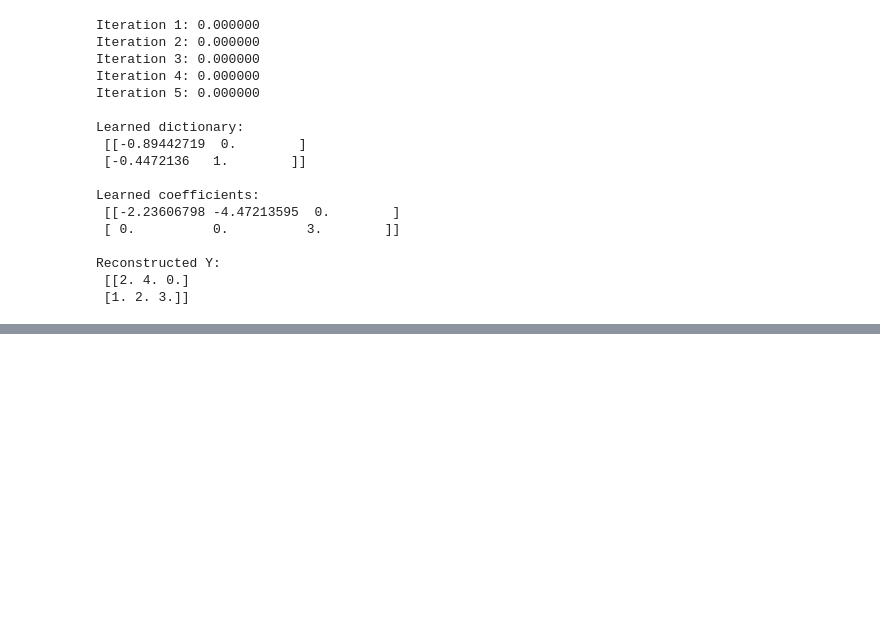
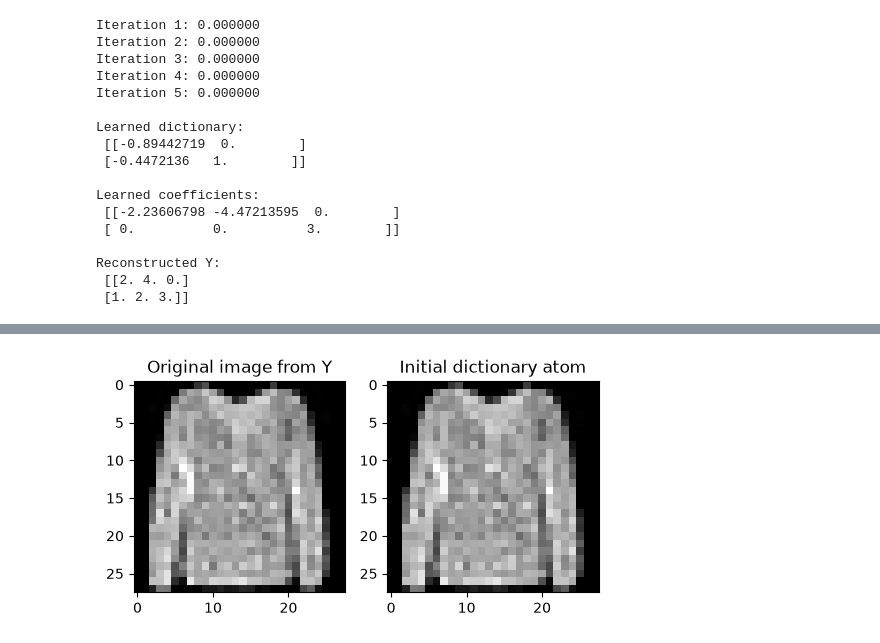
Before and after one commit to rigozu9/Matrix-and-Tensor-Techniques-for-DS, a Jupyter notebook: lab4/lab4.ipynb, the cells around one changed output, grey strips where cells are left out. Drawn from its saved outputs; the diff is of its cells as text; code cells hidden in the pictures; blank space fills up the shorter version.

```diff
--- a/lab4/lab4.ipynb
+++ b/lab4/lab4.ipynb
@@ -168,0 +283,18 @@ Reconstructed Y:
+# %%
+fig, axes = plt.subplots(1, 2, figsize=(6, 3))
+
+axes[0].imshow(
+    Y[:, atom_indices[0]].reshape(28, 28),
+    cmap="gray"
+)
+axes[0].set_title("Original image from Y")
+
+axes[1].imshow(
+    D_initial[:, 0].reshape(28, 28),
+    cmap="gray"
+)
+axes[1].set_title("Initial dictionary atom")
+
+plt.show()
+# %% [output]
+[figure, added]
```
Also changed, not shown: parts of 22 cells of this notebook.
